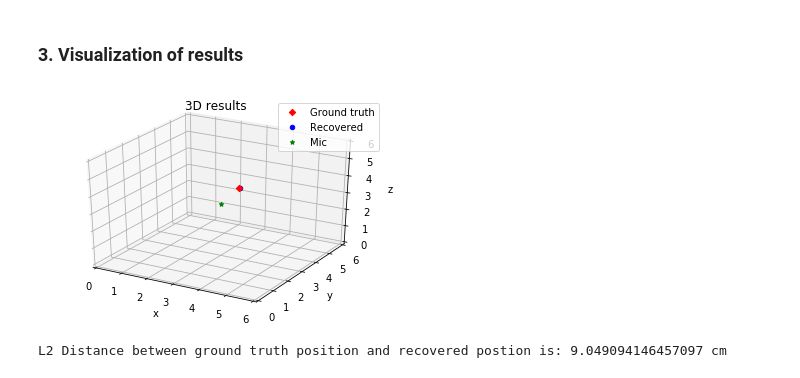
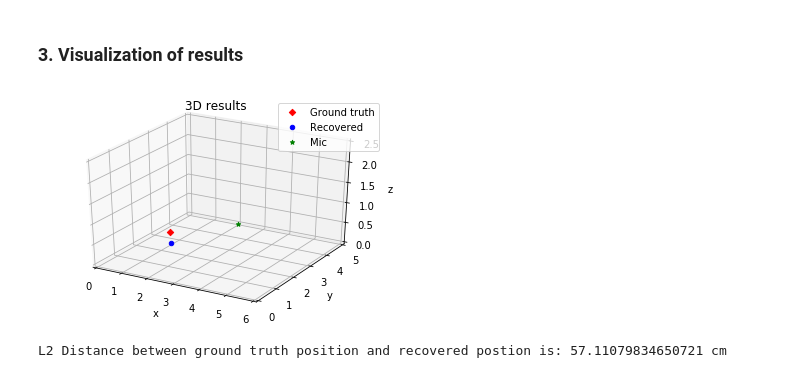
Before and after one commit to Belbaraka/alexa, a Jupyter notebook: modules/srp_phat/srp_phat.ipynb, the cells around one changed output. Cells and saved outputs as stored; diff of their text form; code cells hidden in the pictures.

```diff
--- a/modules/srp_phat/srp_phat.ipynb
+++ b/modules/srp_phat/srp_phat.ipynb
@@ -57,3 +70,6 @@ points = sphere_micsArray(50, room_dim)
+# %%
+radius = 0.1
+points = sphere_micsArray(5, [4*2, 2*2, 2*1], radius=radius)
 # %%
 #Visualize what our mic array looks like
 phi = np.linspace(0, np.pi, 20)
@@ -92,8 +109,6 @@ ax.set_zlim([0, 6]);
 # %% [markdown]
 Add source to our room
 # %%
-#fs, source_signal = wavfile.read("test1.wav")
-
 # Add source of 5 seconds duration
 rng = np.random.RandomState(23)
 duration_samples = 5*int(fs)
@@ -101,7 +116,16 @@ source_signal = rng.randn(duration_samples)
 
 theta_gt = (45*np.pi)/180
 phi_gt = (60*np.pi)/180
-source_location = (room_dim/2) + spherical_to_cartesian(r=1, theta=theta_gt, phi=phi_gt)
+#source_location = (room_dim/2) + spherical_to_cartesian(r=1, theta=theta_gt, phi=phi_gt)
+
+mic_position = np.array([4, 2, 1])
+source_pos = np.array([2.5, 0.5, 1])
+
+diff_vec = mic_position - source_pos
+r, theta_gt, phi_gt = cartesian_to_spherical(diff_vec[0], diff_vec[1], diff_vec[2])
+
+
+source_location = mic_position - spherical_to_cartesian(r, theta_gt, phi_gt)
 
 room.add_source(source_location, signal=source_signal)
 
@@ -150,7 +172,7 @@ TDOA between the 2 microphone is: 7.8125e-06s
 # %%
 nfft = 256  # FFT size
 freq_range = [300, 3500]
-srp = pra.doa.srp.SRP(points.T, fs, nfft, ,dim=3, num_src=1)
+srp = pra.doa.srp.SRP(points.T, fs, nfft, mode='near' ,dim=3, num_src=1)
 # %% [markdown]
 The DOA algorithms require an STFT input, which we will compute for overlapping frames for our 1 second duration signal.
 # %%
@@ -166,30 +188,32 @@ theta_recon = srp.colatitude_recon[0]
 # %%
 fig = plt.figure()
 ax = plt.axes(projection='3d')
-ax.set_xlim(0,room_dimX)
-ax.set_ylim(0,room_dimY)
-a = ax.set_zlim(0,room_dimZ)
+ax.set_xlim(0,6)
+ax.set_ylim(0,5)
+a = ax.set_zlim(0,2.5)
 
 gt_X, gt_Y, gt_Z = source_location[0], source_location[1], source_location[2]
 
 sca1 = ax.scatter3D(gt_X, gt_Y, gt_Z, c='r', marker='D');
 
-recon_X, recon_Y, recon_Z = room_dim/2 + spherical_to_cartesian(1, theta_recon, phi_recon)
+#recon_X, recon_Y, recon_Z = room_dim/2 + spherical_to_cartesian(r=, theta_recon, phi_recon)
 
+recon_X, recon_Y, recon_Z = mic_position + spherical_to_cartesian(r, theta_recon, phi_recon)
 sca2 = ax.scatter3D(recon_X, recon_Y, recon_Z, c='b', marker='o', depthshade=False)
 
-sca3 = ax.scatter3D(room_dimX/2, room_dimY/2, room_dimZ/2, c='g', marker='*');
+#sca3 = ax.scatter3D(room_dimX/2, room_dimY/2, room_dimZ/2, c='g', marker='*');
+sca3 = ax.scatter3D(mic_position[0], mic_position[1], mic_position[2], c='g', marker='*');
 
 plt.legend((sca1, sca2, sca3), ('Ground truth', 'Recovered', 'Mic'), loc=0)
 ax.set_xlabel('x')
 ax.set_ylabel('y')
 ax.set_zlabel('z')
 
 plt.title('3D results')
 plt.show()
 # %% [output]
-[figure, old version]
+[figure, new version]
 # %%
 print('L2 Distance between ground truth position and recovered postion is: {pos} cm'.format(pos=100*np.linalg.norm(np.array([gt_X, gt_Y, gt_Z]) - np.array([recon_X, recon_Y, recon_Z]))))
 # %% [output]
-L2 Distance between ground truth position and recovered postion is: 9.049094146457097 cm
+L2 Distance between ground truth position and recovered postion is: 57.11079834650721 cm
```
Also changed, not shown: parts of 11 cells of this notebook, 3 other files.
